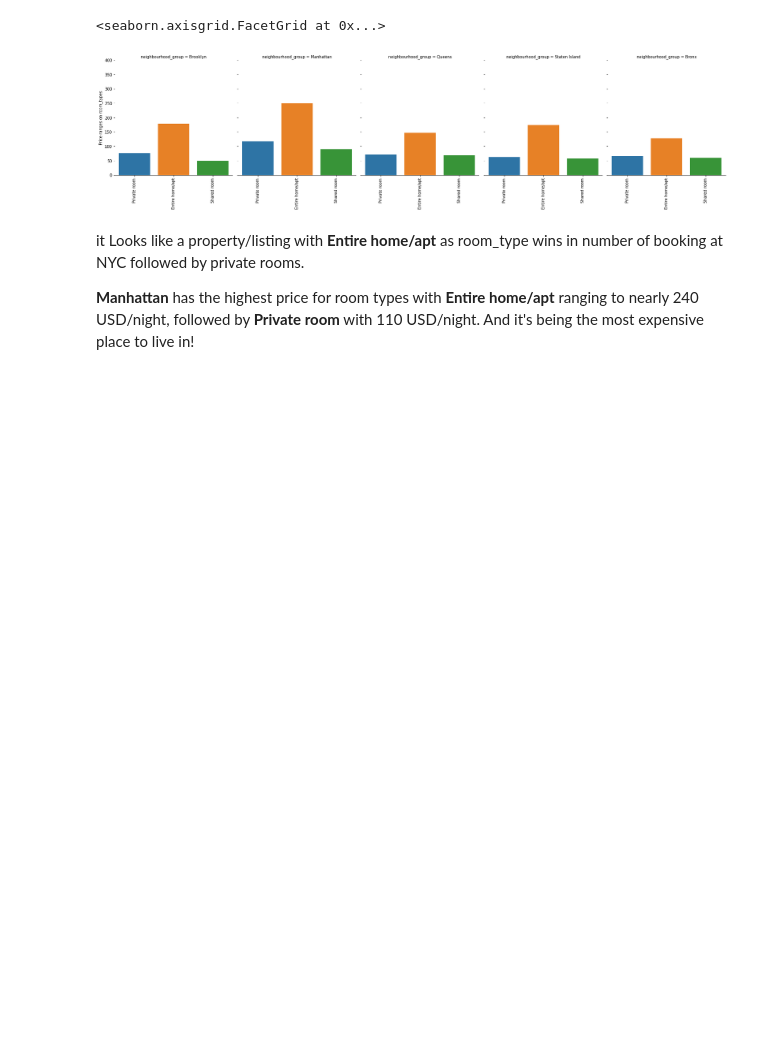
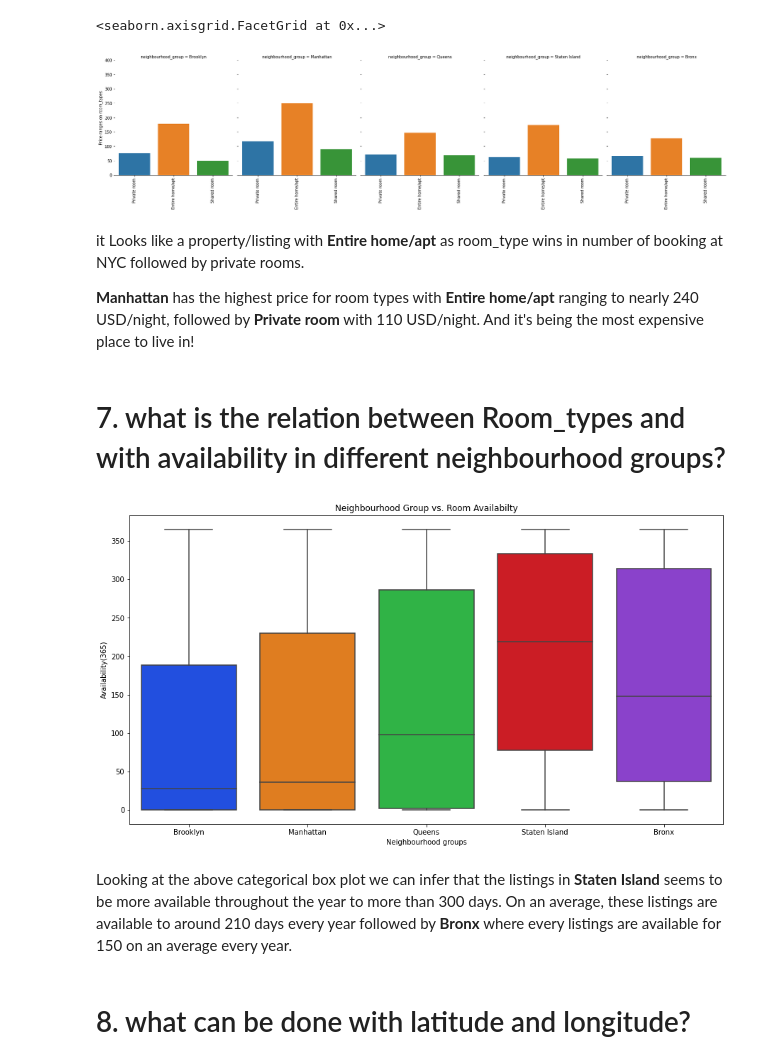
Before and after one commit to rahulwarn/capstone-project-of-Airbnb-Bookings-Analysis, a Jupyter notebook: Airbnb_Bookings_Analysis_Capstone_Project.ipynb, the cells around one changed output. Saved outputs shown, nothing was run; the diff lists cells and outputs as text; code cells hidden in the pictures; blank space fills up the shorter version.

```diff
--- a/Airbnb_Bookings_Analysis_Capstone_Project.ipynb
+++ b/Airbnb_Bookings_Analysis_Capstone_Project.ipynb
@@ -486,3 +486,18 @@ g = sns.catplot(x="room_type", y="price", col="neighbourhood_group",
 it Looks like a property/listing with **Entire home/apt** as room_type wins in number of booking at NYC followed by private rooms. <br>
 
 **Manhattan** has the highest price for room types with **Entire home/apt**  ranging to nearly 240 USD/night, followed by **Private room** with 110 USD/night. And it's  being the most expensive place to live in!
+# %% [markdown]
+# 7. what is the relation between Room_types and with availability in different neighbourhood groups?
+# %%
+f,ax = plt.subplots(figsize=(15,8))
+ax=sns.boxplot(x='neighbourhood_group',y='availability_365',data=df,palette="bright")
+plt.title("Neighbourhood Group vs. Room Availabilty")
+plt.xlabel('Neighbourhood groups')
+plt.ylabel('Availability(365)')
+plt.show()
+# %% [output]
+[figure, added]
+# %% [markdown]
+Looking at the above categorical box plot we can infer that the listings in **Staten Island** seems to be more available throughout the year to more than 300 days. On an average, these listings are available to around 210 days every year followed by **Bronx** where every listings are available for 150 on an average every year.
+# %% [markdown]
+# 8.  what can be done with latitude and longitude?
```
Also changed, not shown: parts of 11 cells of this notebook.
